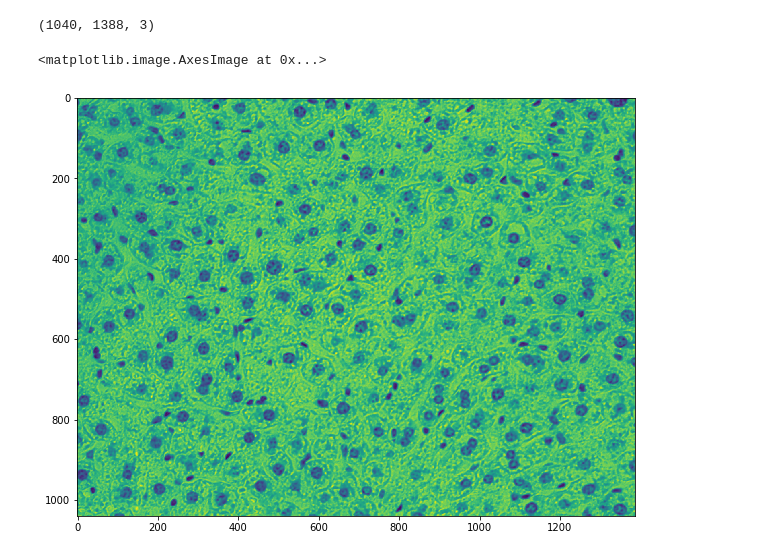
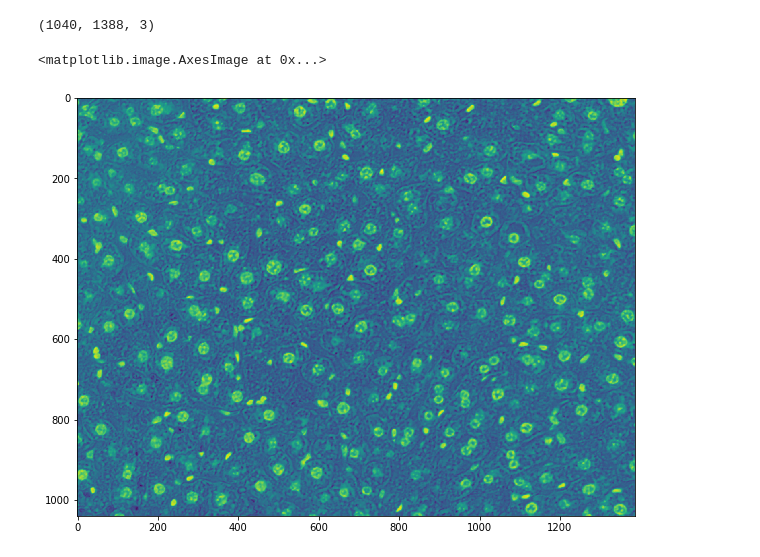
Before and after one commit to moqri/Aging-Cell-Morphology, a Jupyter notebook: plot_raw_image.ipynb, the cells around one changed output. Cells and saved outputs as stored; diff of their text form; code cells hidden in the pictures.

```diff
--- a/plot_raw_image.ipynb
+++ b/plot_raw_image.ipynb
@@ -14,10 +14,16 @@ imarray = np.array(Image.open(image_file))
 imarray.shape   ############### THERE ARE THREE CHANNELS!
 # %% [output]
 (1040, 1388, 3)
+# %%
+from skimage import color, util
+img_hed = color.rgb2hed(imarray)
+img_hema = img_hed[:, :, 0]
+img_eosin = img_hed[:, :, 1]
+img_dab = img_hed[:, :, 2]
 # %%
 import matplotlib.pyplot as plt
 f = plt.figure(figsize=(10, 10))
-plt.imshow(imarray[:,:,0])
+plt.imshow(img_hema)
 # %% [output]
 <matplotlib.image.AxesImage at 0x...>
-[figure, old version]
+[figure, new version]
```
Also changed, not shown: parts of 3 cells of this notebook.
